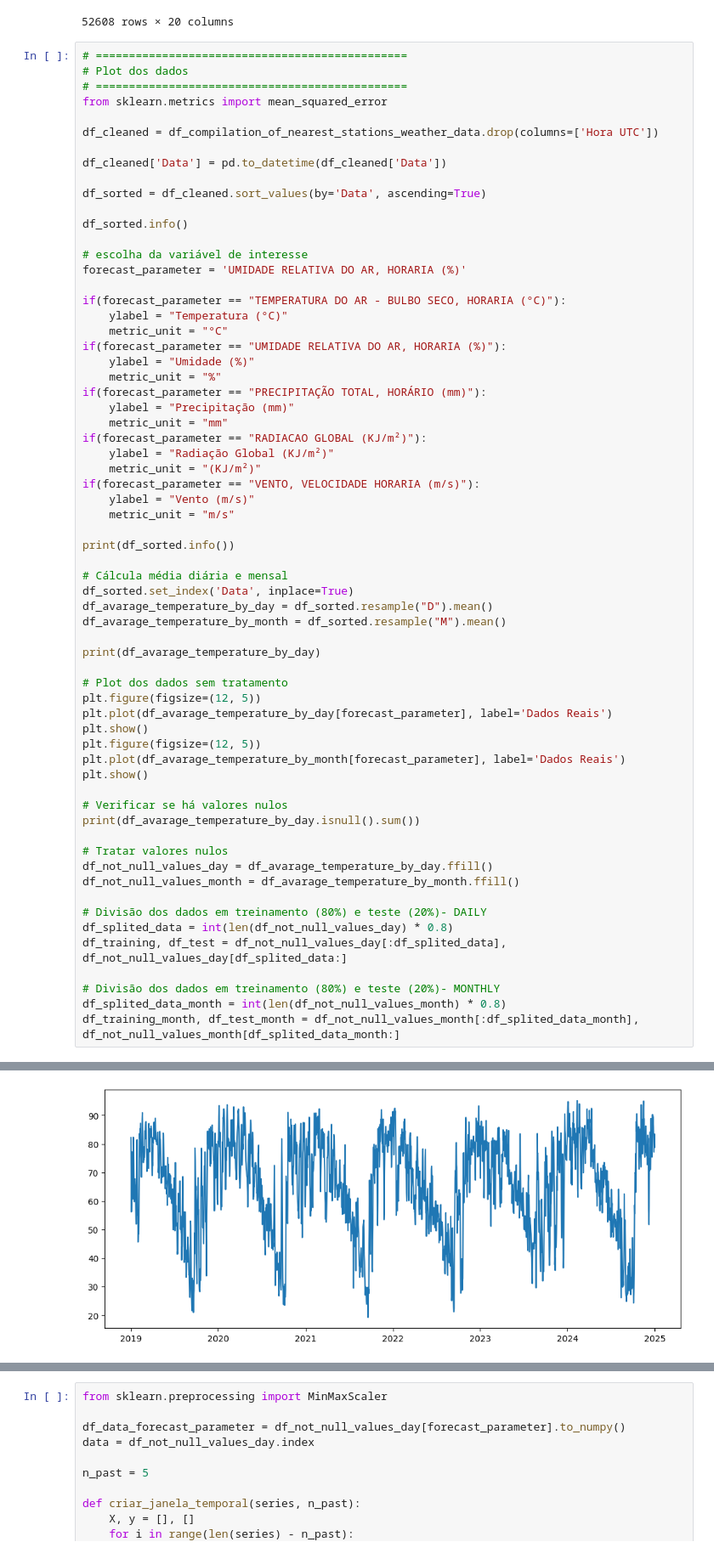
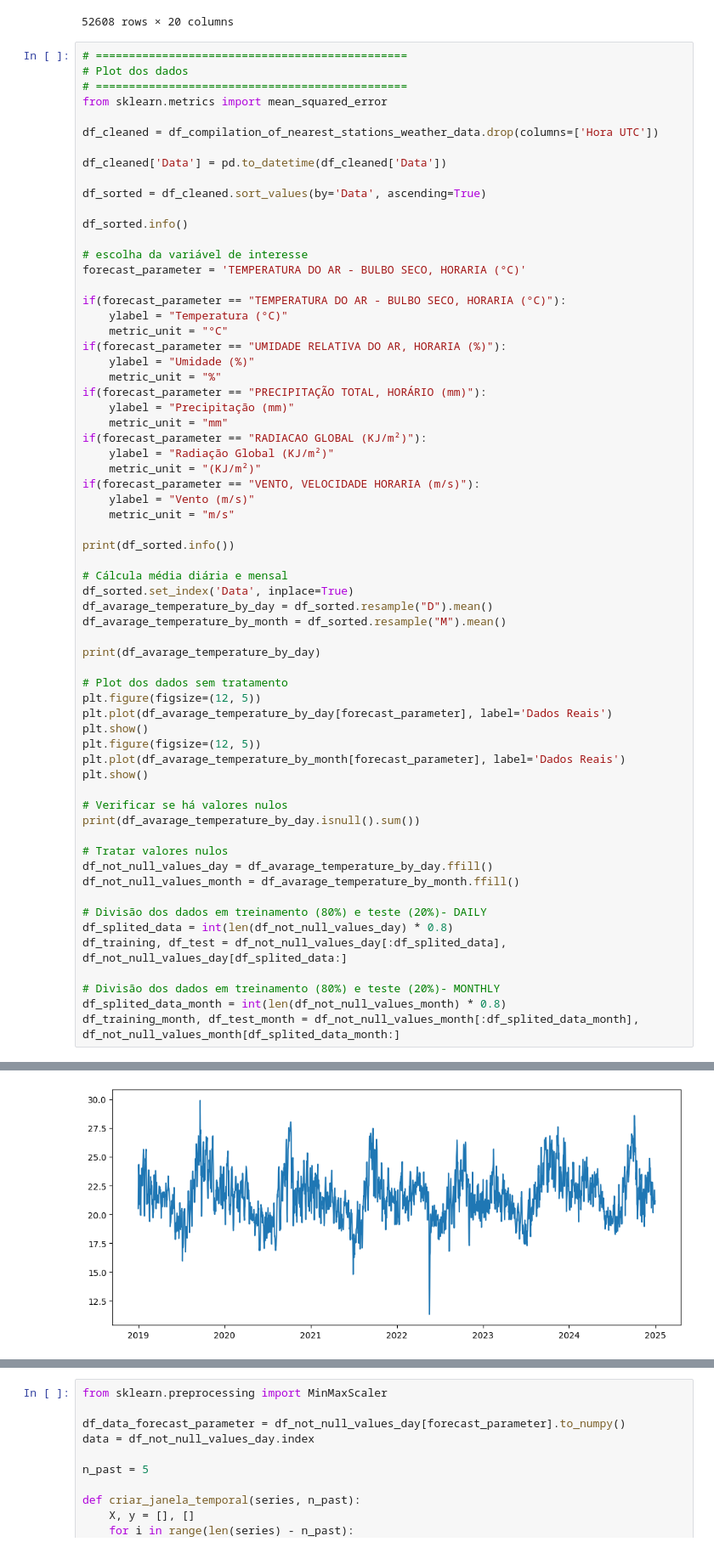
Before and after one commit to juliababa/TCC, a Jupyter notebook: neuralnetwork.ipynb, the cells around one changed output, grey strips where cells are left out. Shown at 85% size. Saved outputs shown, nothing was run; the diff lists cells and outputs as text.

```diff
--- a/neuralnetwork.ipynb
+++ b/neuralnetwork.ipynb
@@ -88,7 +88,7 @@ df_sorted = df_cleaned.sort_values(by='Data', ascending=True)
 df_sorted.info()
 
 # escolha da variável de interesse
-forecast_parameter = 'UMIDADE RELATIVA DO AR, HORARIA (%)'
+forecast_parameter = 'TEMPERATURA DO AR - BULBO SECO, HORARIA (°C)'
 
 if(forecast_parameter == "TEMPERATURA DO AR - BULBO SECO, HORARIA (°C)"):
     ylabel = "Temperatura (°C)"
@@ -128,31 +128,31 @@ print(df_avarage_temperature_by_day.isnull().sum())
 
 # Tratar valores nulos
 df_not_null_values_day = df_avarage_temperature_by_day.ffill()
 df_not_null_values_month = df_avarage_temperature_by_month.ffill()
 
 # Divisão dos dados em treinamento (80%) e teste (20%)- DAILY
 df_splited_data = int(len(df_not_null_values_day) * 0.8)
 df_training, df_test = df_not_null_values_day[:df_splited_data], df_not_null_values_day[df_splited_data:]
 
 # Divisão dos dados em treinamento (80%) e teste (20%)- MONTHLY
 df_splited_data_month = int(len(df_not_null_values_month) * 0.8)
 df_training_month, df_test_month = df_not_null_values_month[:df_splited_data_month], df_not_null_values_month[df_splited_data_month:]
 # %% [output]
 <class 'pandas.core.frame.DataFrame'>
 Index: 52608 entries, 0 to 52607
 Data columns (total 19 columns):
  #   Column                                                 Non-Null Count  Dtype
 ---  ------                                                 --------------  -----
  0   Data                                                   52608 non-null  datetime64[ns]
  1   PRECIPITAÇÃO TOTAL, HORÁRIO (mm)                       52561 non-null  float64
  2   PRESSAO ATMOSFERICA AO NIVEL DA ESTACAO, HORARIA (mB)  52563 non-null  float64
  3   PRESSÃO ATMOSFERICA MAX.NA HORA ANT. (AUT) (mB)        52553 non-null  float64
  4   PRESSÃO ATMOSFERICA MIN. NA HORA ANT. (AUT) (mB)       52553 non-null  float64
  5   RADIACAO GLOBAL (KJ/m²)                                4693 non-null   float64
  6   TEMPERATURA DO AR - BULBO SECO, HORARIA (°C)           52560 non-null  float64
 ... (262 lines left out)
 2024-12-30                         1.969565              1093.800000
 2024-12-31                         2.020833              1233.692857
 
 [2192 rows x 18 columns]
-[figure, old version]
+[figure, new version]
```
Also changed, not shown: parts of 9 cells of this notebook, 12 other files.
